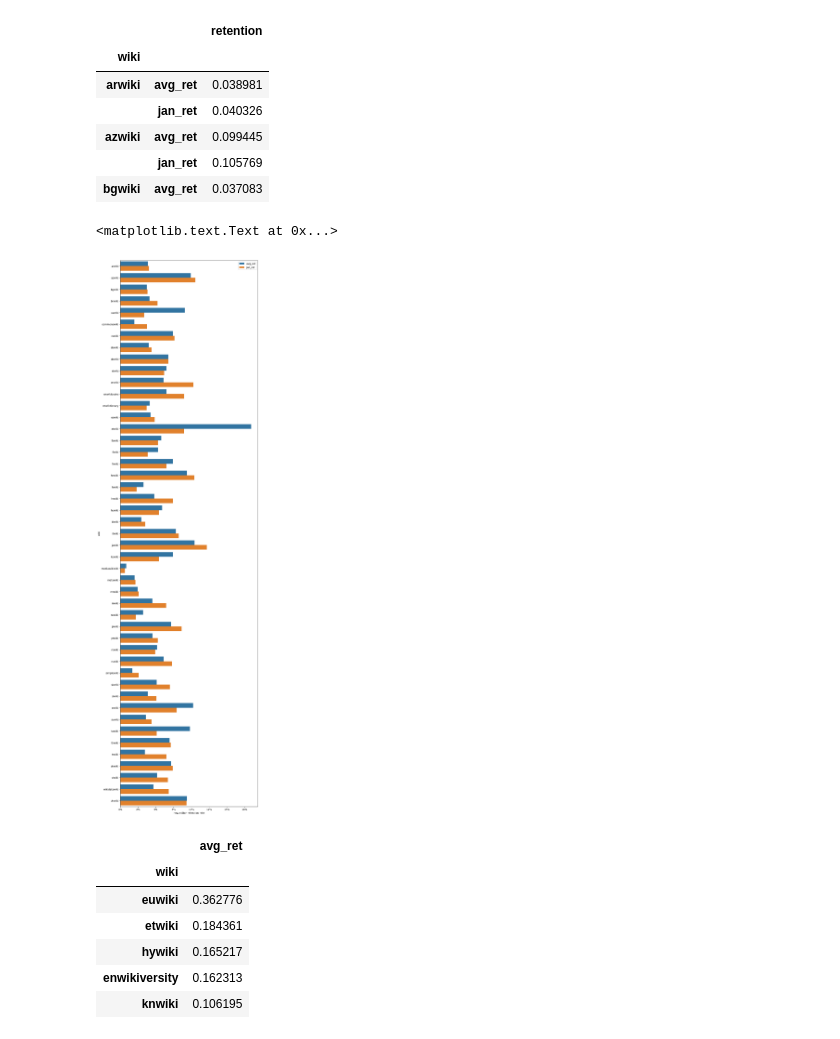
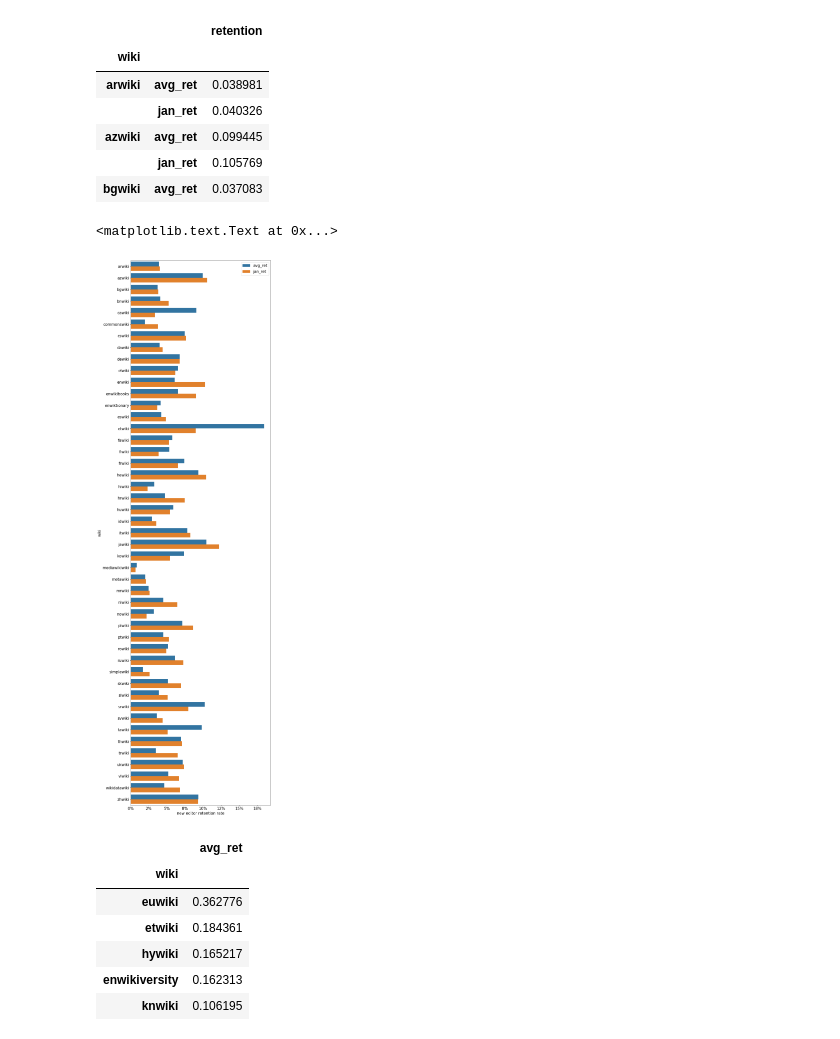
Before and after one commit to wikimedia-research/2018-01-new-editor-retention-analysis, a Jupyter notebook: analysis.ipynb, the cells around one changed output. Drawn from its saved outputs; the diff is of its cells as text; code cells hidden in the pictures.

```diff
--- a/analysis.ipynb
+++ b/analysis.ipynb
@@ -12,7 +12,9 @@ import matplotlib.pyplot as plt
 import wmfdata as wmf
 # %%
 # Customize Matplotlib styles
-mpl.rcParams["font.size"] = 12
-mpl.rcParams["figure.figsize"] = (20, 10)
+%matplotlib inline
+mpl.rcParams["font.size"] = 15
+mpl.rcParams["figure.figsize"] = (16, 10)
+pct_ax = mpl.ticker.FuncFormatter(lambda x, pos: "{:.0%}".format(x))
 # %% [markdown]
 # Data imports and transformation
@@ -81,6 +97,6 @@ adl_en_new.head()
 # %%
 def global_retention(df):
-    return (df["new_eds"] * df["retention"]).sum() / df["new_eds"].sum()
+    return (df["new_eds"] * df["ret"]).sum() / df["new_eds"].sum()
 # %%
 avg_proj_ret = proj_ret.query("cohort != '2018-01'").groupby("wiki").apply(global_retention)
 avg_proj_ret = pd.DataFrame(avg_proj_ret, columns = ["avg_ret"])
@@ -131,16 +147,15 @@ s.head()
 # %%
 fig, ax = plt.subplots(figsize = (10, 40))
 
-fmt = mpl.ticker.FuncFormatter(lambda x, pos: "{:.0%}".format(x))
 
-ax.xaxis.set_major_formatter(fmt)
+ax.xaxis.set_major_formatter(pct_ax)
 
 g = sns.barplot(x = s.retention, y = s.index.get_level_values(0), hue = s.index.get_level_values(1))
 
 ax.xaxis.set_label_text("new editor retention rate")
 # %% [output]
 <matplotlib.text.Text at 0x...>
-[figure, old version]
+[figure, new version]
 # %%
 # Ten highest retention wikis on average
 avg_proj_ret.sort_values("avg_ret", ascending = False).head(n = 10)
```
Also changed, not shown: parts of 14 cells of this notebook, 2 other files.
